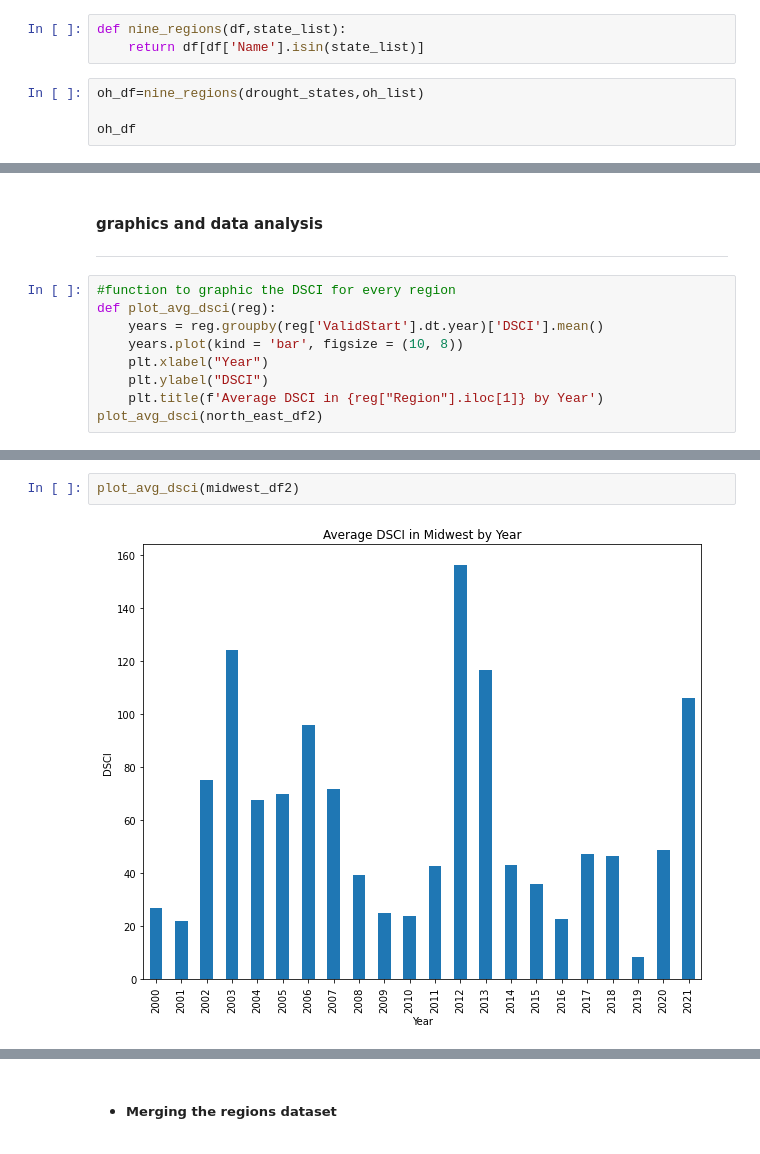
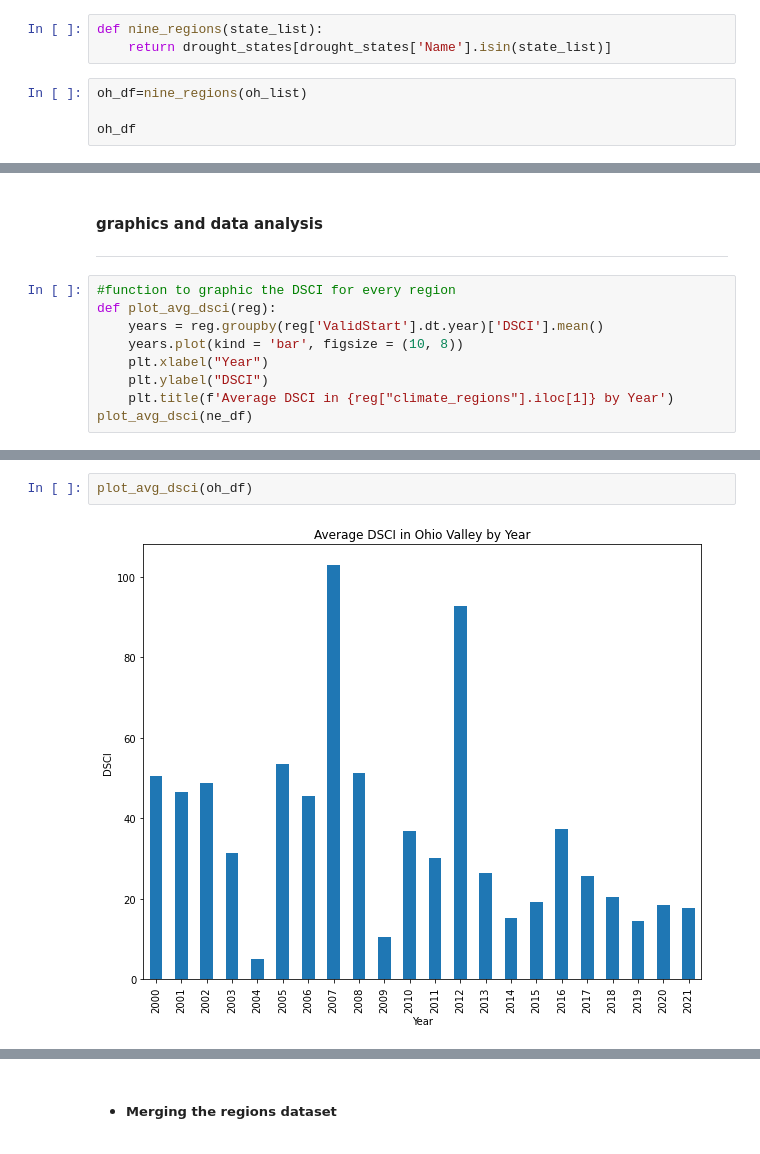
Before and after one commit to dcast822/Drought_analysis, a Jupyter notebook: drought_9_regions.ipynb, the cells around one changed output, grey strips where cells are left out. Cells and saved outputs as stored; diff of their text form.

```diff
--- a/drought_9_regions.ipynb
+++ b/drought_9_regions.ipynb
@@ -208,10 +212,10 @@ drought_states['ValidStart']=drought_states['ValidStart'].astype('datetime64[ns]
 # %% [markdown]
 ## Create 9 region dataframes
 # %%
-def nine_regions(df,state_list):
-    return df[df['Name'].isin(state_list)]
+def nine_regions(state_list):
+    return drought_states[drought_states['Name'].isin(state_list)]
 # %%
-oh_df=nine_regions(drought_states,oh_list)
+oh_df=nine_regions(oh_list)
 
 oh_df
 # %% [output]
@@ -310,6 +332,6 @@ def plot_avg_dsci(reg):
     years.plot(kind = 'bar', figsize = (10, 8))
     plt.xlabel("Year")
     plt.ylabel("DSCI")
-    plt.title(f'Average DSCI in {reg["Region"].iloc[1]} by Year')
-plot_avg_dsci(north_east_df2)
+    plt.title(f'Average DSCI in {reg["climate_regions"].iloc[1]} by Year')
+plot_avg_dsci(ne_df)
 # %% [output]
@@ -317,5 +339,5 @@ plot_avg_dsci(north_east_df2)
 # %%
-plot_avg_dsci(midwest_df2)
+plot_avg_dsci(oh_df)
 # %% [output]
-[figure, old version]
+[figure, new version]
 # %%
```
Also changed, not shown: parts of 10 cells of this notebook, 1 other file.
